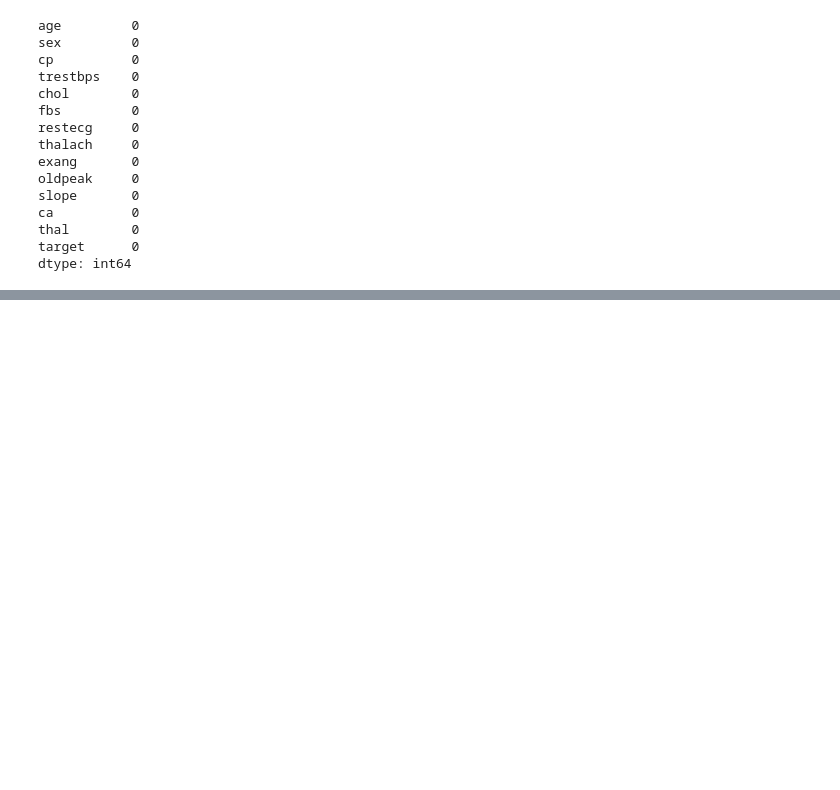
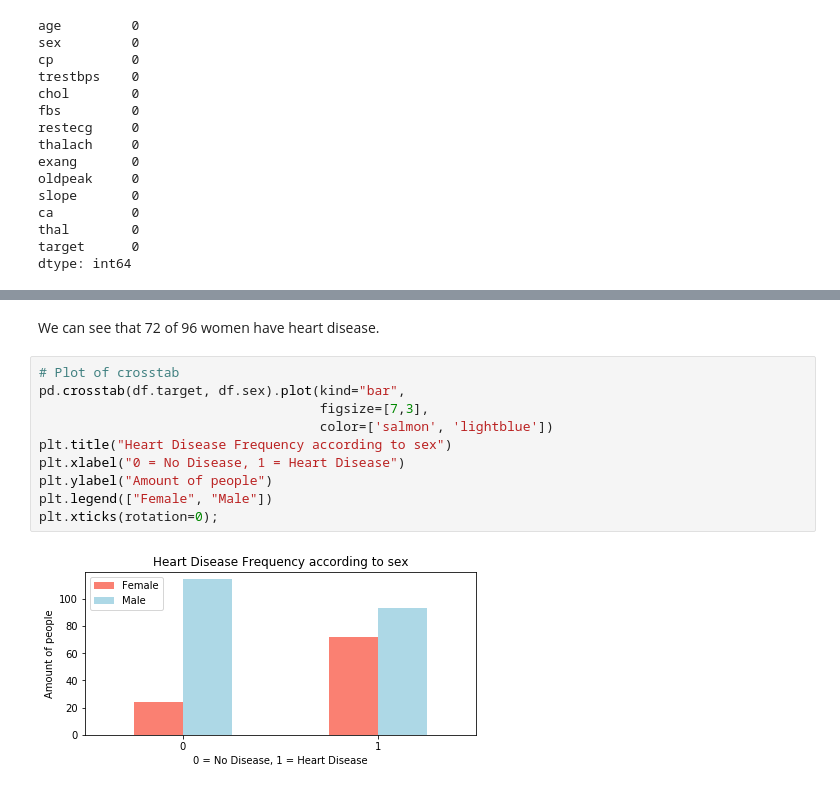
Before and after one commit to AnnieBelova/Classification-Project, a Jupyter notebook: Classification.ipynb, the cells around one changed output, grey strips where cells are left out. Saved outputs shown, nothing was run; the diff lists cells and outputs as text; blank space fills up the shorter version.

```diff
--- a/Classification.ipynb
+++ b/Classification.ipynb
@@ -175,0 +192,14 @@ df.describe()
+# %% [markdown]
+We can see that 72 of 96 women have heart disease.
+# %%
+# Plot of crosstab
+pd.crosstab(df.target, df.sex).plot(kind="bar",
+                                    figsize=[7,3],
+                                    color=['salmon', 'lightblue'])
+plt.title("Heart Disease Frequency according to sex")
+plt.xlabel("0 = No Disease, 1 = Heart Disease")
+plt.ylabel("Amount of people")
+plt.legend(["Female", "Male"])
+plt.xticks(rotation=0);
+# %% [output]
+[figure, added]
```
Also changed, not shown: parts of 31 cells of this notebook.
